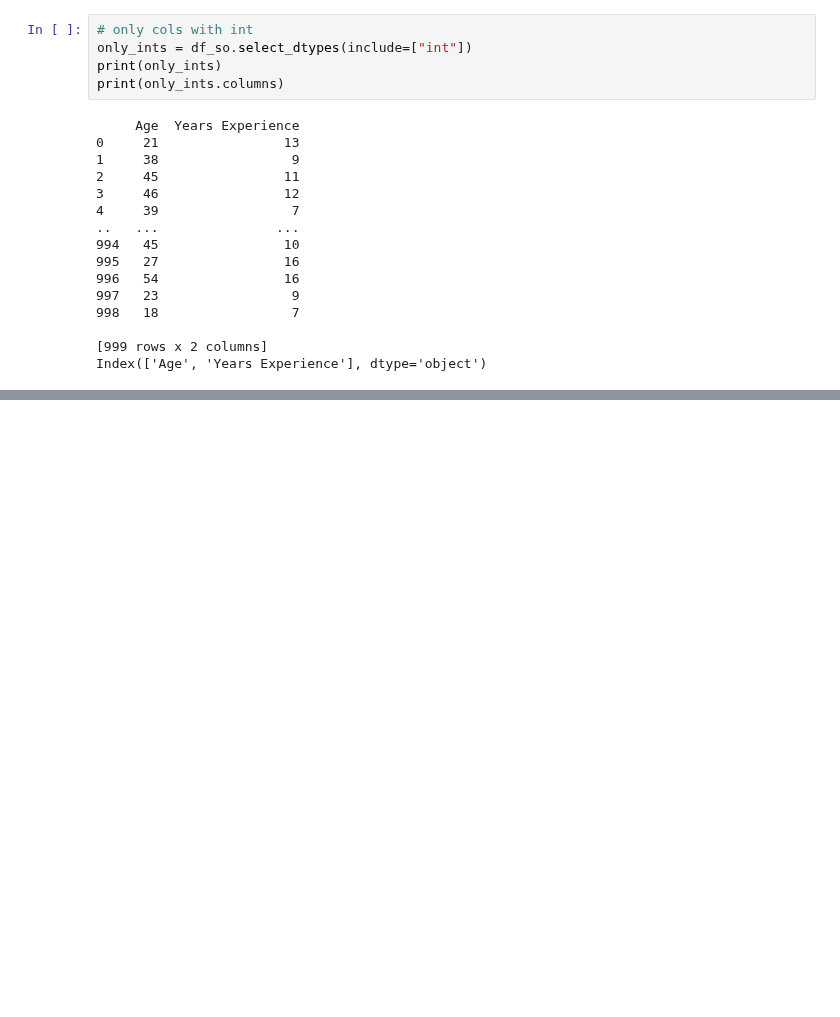
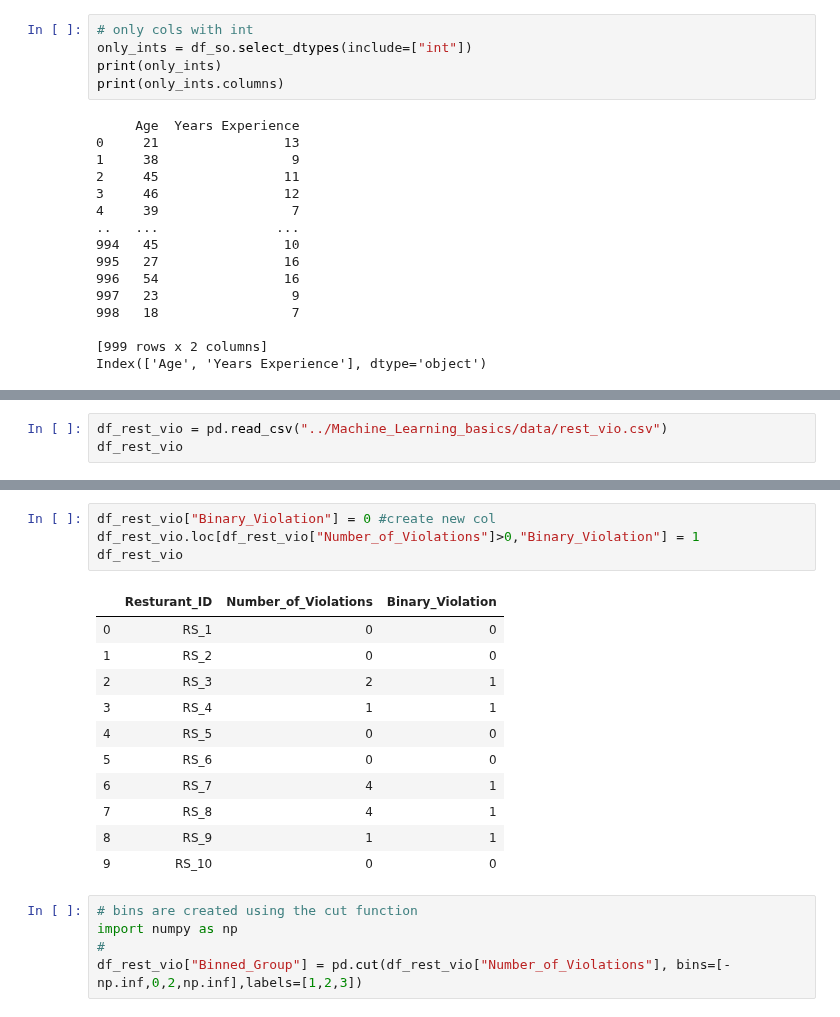
Before and after one commit to etherion-1337/Machine_Learning_basics, a Jupyter notebook: feature_engineering.ipynb, the cells around one changed output, grey strips where cells are left out. Drawn from its saved outputs; the diff is of its cells as text; blank space fills up the shorter version.

```diff
--- a/feature_engineering.ipynb
+++ b/feature_engineering.ipynb
@@ -71,0 +181,3 @@ Index(['Age', 'Years Experience'], dtype='object')
+# %%
+df_rest_vio = pd.read_csv("../Machine_Learning_basics/data/rest_vio.csv")
+df_rest_vio
@@ -71,0 +196,21 @@ Index(['Age', 'Years Experience'], dtype='object')
+# %%
+df_rest_vio["Binary_Violation"] = 0 #create new col
+df_rest_vio.loc[df_rest_vio["Number_of_Violations"]>0,"Binary_Violation"] = 1
+df_rest_vio
+# %% [output]
+|  | Resturant_ID | Number_of_Violations | Binary_Violation |
+| 0 | RS_1 | 0 | 0 |
+| 1 | RS_2 | 0 | 0 |
+| 2 | RS_3 | 2 | 1 |
+| 3 | RS_4 | 1 | 1 |
+| 4 | RS_5 | 0 | 0 |
+| 5 | RS_6 | 0 | 0 |
+| 6 | RS_7 | 4 | 1 |
+| 7 | RS_8 | 4 | 1 |
+| 8 | RS_9 | 1 | 1 |
+| 9 | RS_10 | 0 | 0 |
+# %%
+# bins are created using the cut function
+import numpy as np
+#
+df_rest_vio["Binned_Group"] = pd.cut(df_rest_vio["Number_of_Violations"], bins=[-np.inf,0,2,np.inf],labels=[1,2,3])
```
Also changed, not shown: parts of 8 cells of this notebook, 1 other file.
